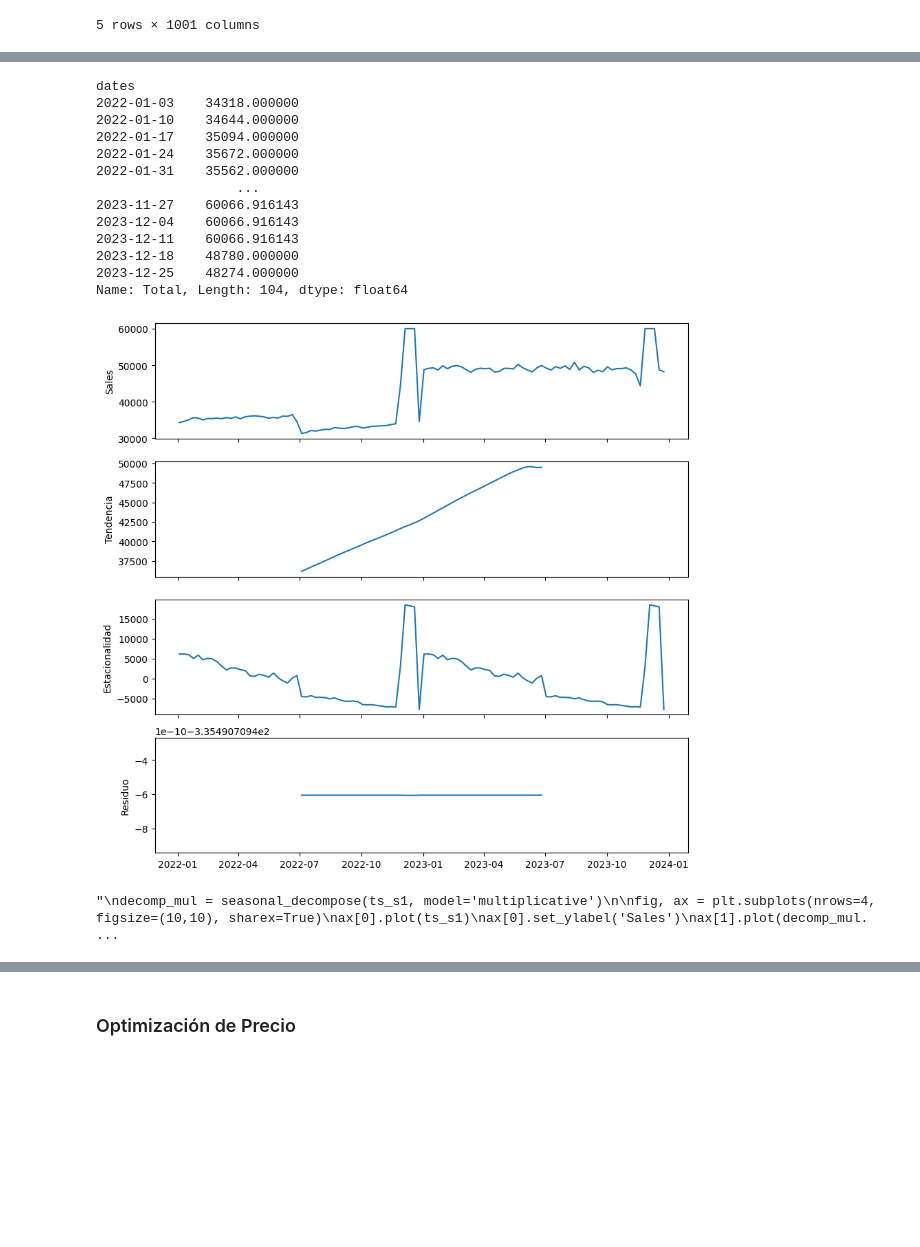
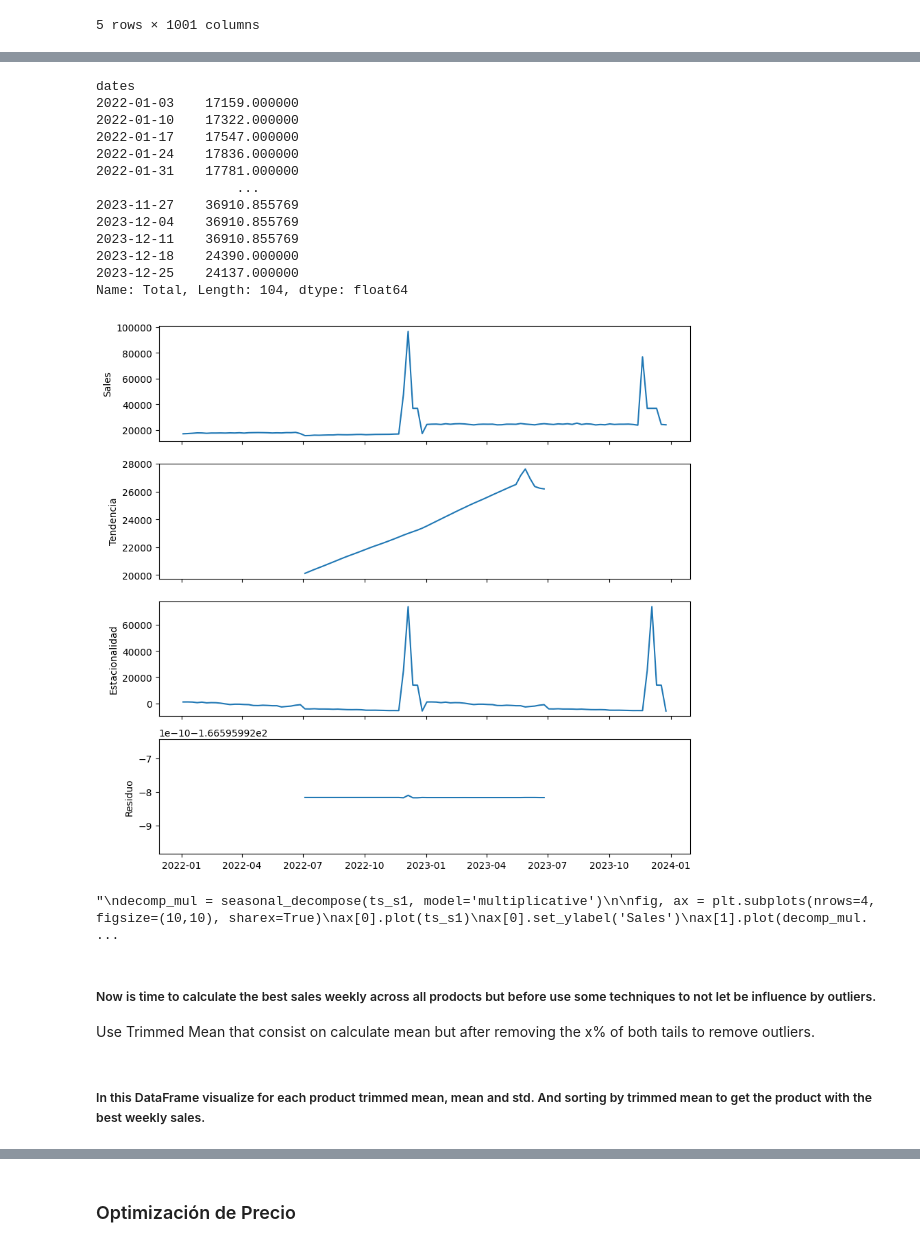
Before and after one commit to superpanditas/Quinio, a Jupyter notebook: Weekly_SKU_level_Product_Sales_Transactions.ipynb, the cells around one changed output, grey strips where cells are left out. Drawn from its saved outputs; the diff is of its cells as text; code cells hidden in the pictures; blank space fills up the shorter version.

```diff
--- a/Weekly_SKU_level_Product_Sales_Transactions.ipynb
+++ b/Weekly_SKU_level_Product_Sales_Transactions.ipynb
@@ -171,6 +181,6 @@ s1_data_sorted.head(10)
 # %%
-temp_s1_data = s1_data
-temp_s1_data['Total'] = temp_s1_data['Total'].mask((temp_s1_data['Total'] - temp_s1_data['Total'].mean()).abs() > 1.5 * temp_s1_data['Total'].std(), temp_s1_data['Total'].mean())
+temp_s1_data = s1_data.copy()
+temp_s1_data['Total'] = temp_s1_data['Total'].mask((temp_s1_data['Total'] - temp_s1_data['Total'].mean()).abs() > 1.5 * temp_s1_data['Total'].std(), temp_s1_data['Total'].median())
 
 fig, ax = plt.subplots()
 
@@ -184,43 +198,43 @@ plt.show()
 # %%
 # Review of seasonality, cyclicality and trend of the general data of store 1 through a decomposition of the time series ...
 
-df_ts_s1 = temp_s1_data
+df_ts_s1 = temp_s1_data.copy()
 df_ts_s1['dates'] = pd.to_datetime(df_ts_s1['dates'])
 df_ts_s1.set_index('dates', inplace=True)
 
 ts_s1 = df_ts_s1['Total']
 
 print(ts_s1)
 
 # Clasic Descomposition
 from statsmodels.tsa.seasonal import seasonal_decompose
 decomp = seasonal_decompose(ts_s1, model='additive')
 
 fig, ax = plt.subplots(nrows=4, figsize=(10,10), sharex=True)
 ax[0].plot(ts_s1)
 ax[0].set_ylabel('Sales')
 ax[1].plot(decomp.trend)
 ax[1].set_ylabel('Tendencia')
 ax[2].plot(decomp.seasonal)
 ax[2].set_ylabel('Estacionalidad')
 ax[3].plot(decomp.resid)
 ax[3].set_ylabel('Residuo')
 plt.show()
 # %% [output]
 dates
-2022-01-03    34318.000000
-2022-01-10    34644.000000
-2022-01-17    35094.000000
-2022-01-24    35672.000000
-2022-01-31    35562.000000
+2022-01-03    17159.000000
+2022-01-10    17322.000000
+2022-01-17    17547.000000
+2022-01-24    17836.000000
+2022-01-31    17781.000000
                   ...
-2023-11-27    60066.916143
-2023-12-04    60066.916143
-2023-12-11    60066.916143
-2023-12-18    48780.000000
-2023-12-25    48274.000000
+2023-11-27    36910.855769
+2023-12-04    36910.855769
+2023-12-11    36910.855769
+2023-12-18    24390.000000
+2023-12-25    24137.000000
 Name: Total, Length: 104, dtype: float64
-[figure, old version]
+[figure, new version]
 # %%
 '''
 decomp_mul = seasonal_decompose(ts_s1, model='multiplicative')
@@ -238,4 +252,8 @@ plt.show()
 '''
 # %% [output]
 "\ndecomp_mul = seasonal_decompose(ts_s1, model='multiplicative')\n\nfig, ax = plt.subplots(nrows=4, figsize=(10,10), sharex=True)\nax[0].plot(ts_s1)\nax[0].set_ylabel('Sales')\nax[1].plot(decomp_mul. ...
+# %% [markdown]
+##### Now is time to calculate the best sales weekly across all prodocts but before use some techniques to not let be influence by outliers.
+
+Use Trimmed Mean that consist on calculate mean but after removing the x% of both tails to remove outliers.
 # %%
@@ -261,6 +280,8 @@ std_1 = store1_pivoted.apply(lambda x: np.std(x))
 std_1 = std_1.reset_index(name='std_w')
 std_sorted_1 = std_1.sort_values('std_w', ascending=True)
 ##std_sorted_1.head(20)
+# %% [markdown]
+##### In this DataFrame visualize for each product trimmed mean, mean and std. And sorting by trimmed mean to get the product with the best weekly sales.
 # %%
 # Join DataFrames
 store1_central_value = trimmed_mean_1.merge(mean_1, on='Pcode').merge(std_1, on='Pcode')
```
Also changed, not shown: parts of 21 cells of this notebook.
